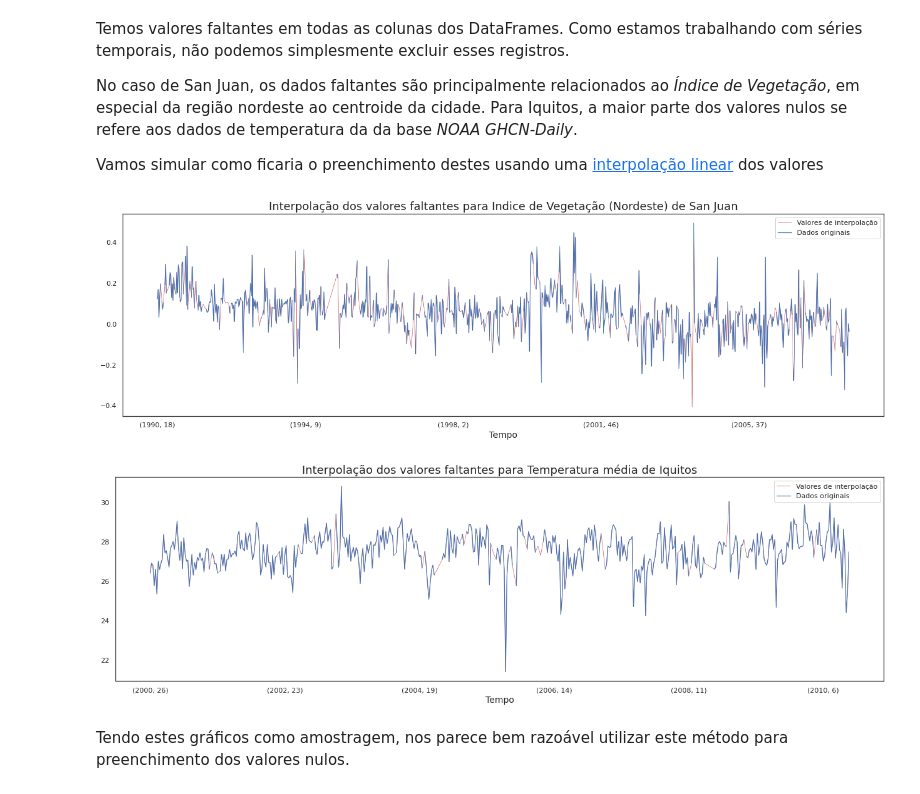
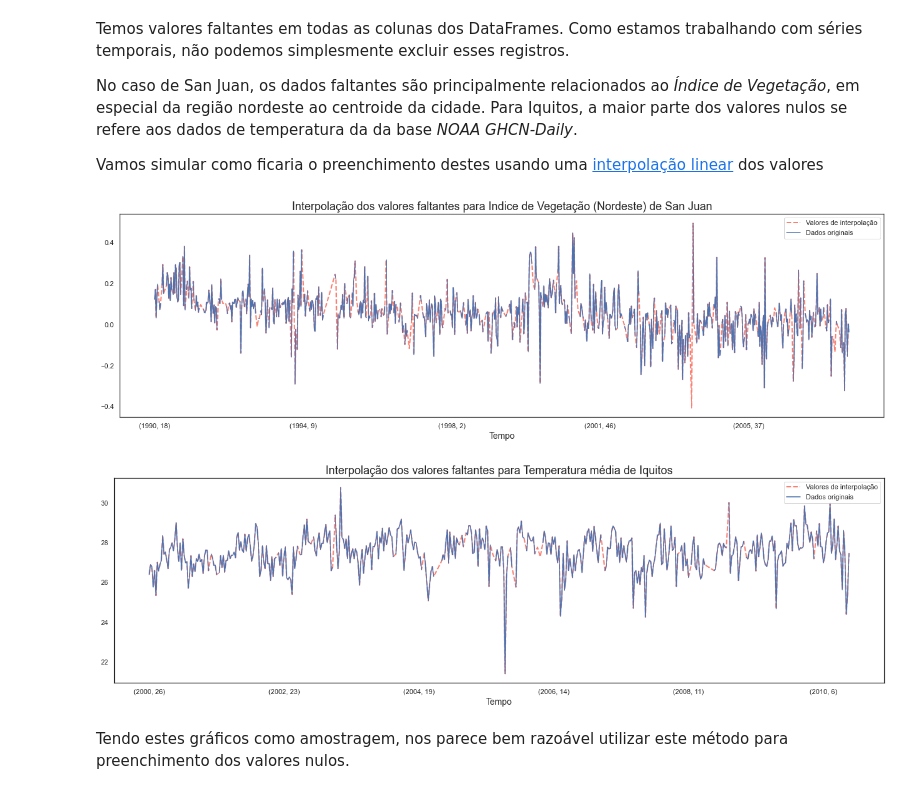
Before and after one commit to ciencia-dados-ifsp-grupo5/DengAI, a Jupyter notebook: notebooks/dengAI.ipynb, the cells around one changed output. Cells and saved outputs as stored; diff of their text form; code cells hidden in the pictures.

```diff
--- a/notebooks/dengAI.ipynb
+++ b/notebooks/dengAI.ipynb
@@ -259,26 +259,26 @@ No caso de San Juan, os dados faltantes são principalmente relacionados ao *Ín
 Vamos simular como ficaria o preenchimento destes usando uma [interpolação linear](https://pandas.pydata.org/pandas-docs/stable/reference/api/pandas.DataFrame.interpolate.html) dos valores
 # %%
 plt.figure(figsize=(22,6))
-sj_features.interpolate().ndvi_ne.plot.line(lw=0.6, color='r', label='Valores de interpolação')
-sj_features.ndvi_ne.plot.line(lw=1.2, label='Dados originais')
+sj_features.interpolate().ndvi_ne.plot.line(lw=2, color='salmon', label='Valores de interpolação', linestyle = '--')
+sj_features.ndvi_ne.plot.line(lw=1.5, label='Dados originais')
 
 plt.title('Interpolação dos valores faltantes para Indice de Vegetação (Nordeste) de San Juan', fontsize='18')
 plt.xlabel('Tempo', fontsize='14')
 plt.legend()
 plt.show()
 # %% [output]
-[figure, old version]
+[figure, new version]
 # %%
 plt.figure(figsize=(22,6))
-iq_features.interpolate().station_avg_temp_c.plot.line(lw=0.6, color='r', label='Valores de interpolação')
-iq_features.station_avg_temp_c.plot.line(lw=1.2, label='Dados originais')
+iq_features.interpolate().station_avg_temp_c.plot.line(lw=2, color='salmon', label='Valores de interpolação', linestyle = '--')
+iq_features.station_avg_temp_c.plot.line(lw=1.5, label='Dados originais')
 
 plt.title('Interpolação dos valores faltantes para Temperatura média de Iquitos', fontsize='18')
 plt.xlabel('Tempo', fontsize='14')
 plt.legend()
 plt.show()
 # %% [output]
-[figure, old version]
+[figure, new version]
 # %% [markdown]
 Tendo estes gráficos como amostragem, nos parece bem razoável utilizar este método para preenchimento dos valores nulos.
 # %%
```
